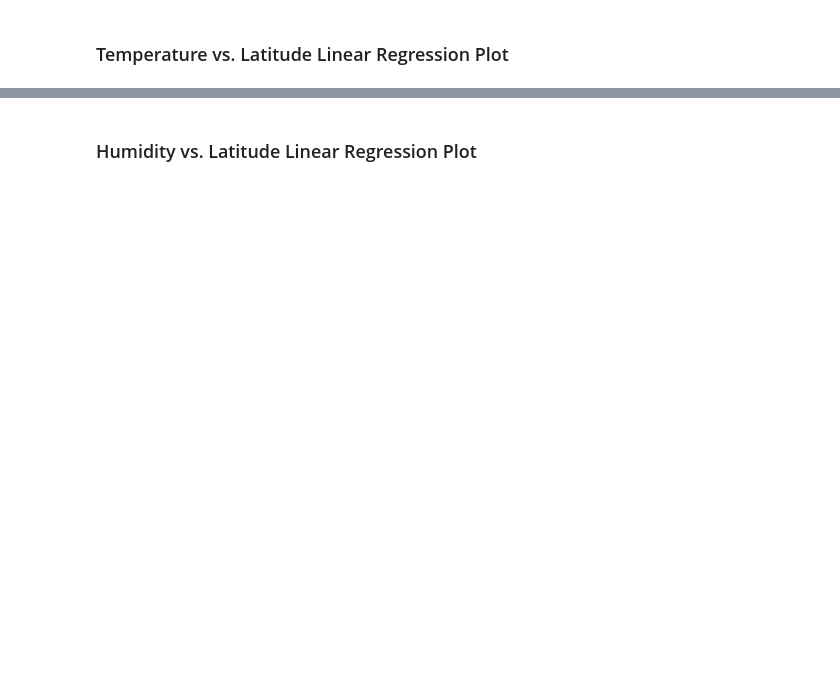
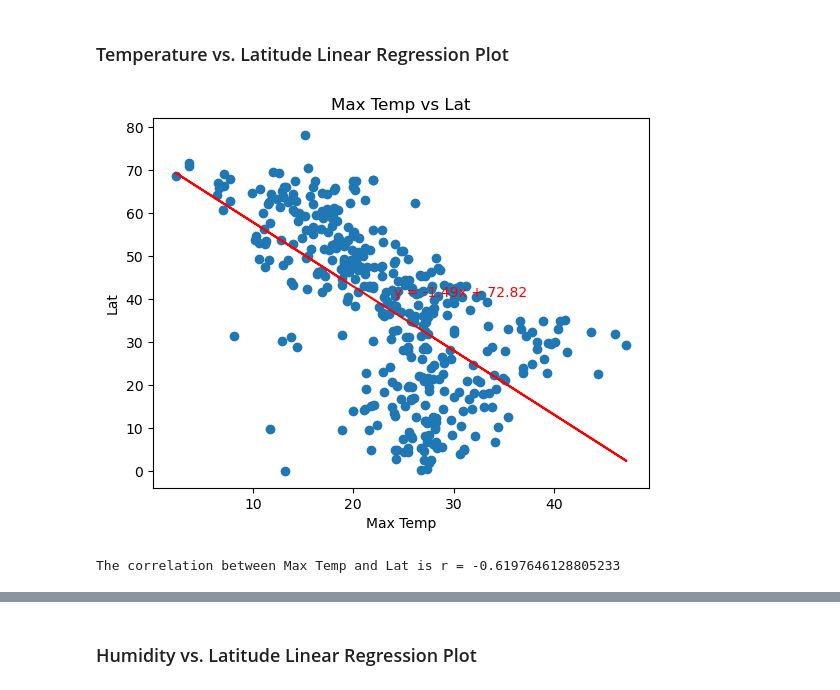
Before and after one commit to n-o-karma/python-api-challenge, a Jupyter notebook: WeatherPy/WeatherPy.ipynb, the cells around one changed output, grey strips where cells are left out. Cells and saved outputs as stored; diff of their text form; code cells hidden in the pictures; blank space fills up the shorter version.

```diff
--- a/WeatherPy/WeatherPy.ipynb
+++ b/WeatherPy/WeatherPy.ipynb
@@ -270,6 +267,21 @@ plt.show()
+# %%
+# Define a function to create Linear Regression plots
+def linregressplot(x,y):
+    slope, yint, r, p, std_err = linregress(x,y)
+    line = slope*x+yint
+
+    plt.scatter(x,y)
+    plt.plot(x,line,color='r')
+    plt.text(x.median(),y=y.median(),s=f'y = {round(slope,2)}x + {round(yint,2)}',color='r')
+    plt.title(f'{x.name} vs {y.name}')
+    plt.xlabel(f'{x.name}')
+    plt.ylabel(f'{y.name}')
+    plt.show()
+
+    print(f'The correlation between {x.name} and {y.name} is r = {r}')
 # %%
 # Create a DataFrame with the Northern Hemisphere data (Latitude >= 0)
-# YOUR CODE HERE
+northern_hemi_df = city_data_df.loc[city_data_df['Lat'] >= 0,:]
 
 # Display sample data
 northern_hemi_df.head()
@@ -283,6 +311,9 @@ southern_hemi_df.head()
 ###  Temperature vs. Latitude Linear Regression Plot
 # %%
 # Linear regression on Northern Hemisphere
-# YOUR CODE HERE
+linregressplot(northern_hemi_df['Max Temp'],northern_hemi_df['Lat'])
+# %% [output]
+[figure, added]
+The correlation between Max Temp and Lat is r = -0.6197646128805233
 # %%
 # Linear regression on Southern Hemisphere
```
Also changed, not shown: parts of 30 cells of this notebook, 5 other files.
